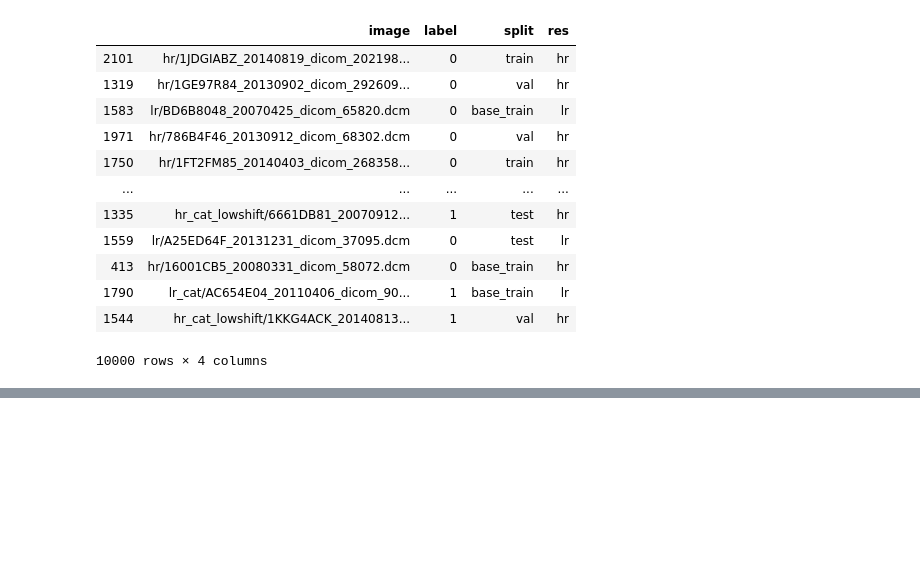
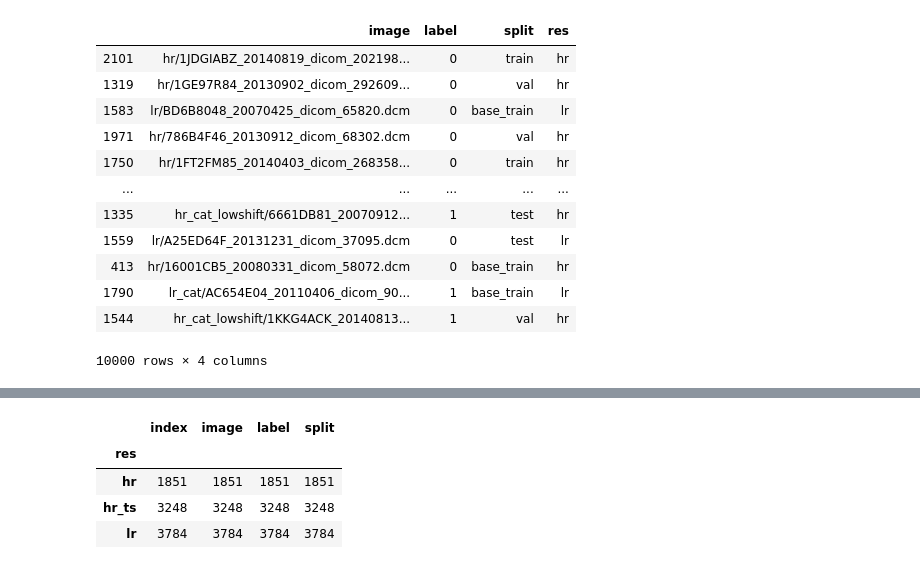
Before and after one commit to cirmuw/dynamicmemory, a Jupyter notebook: CreateDatasets.ipynb, the cells around one changed output, grey strips where cells are left out. Cells and saved outputs as stored; diff of their text form; code cells hidden in the pictures; blank space fills up the shorter version.

```diff
--- a/CreateDatasets.ipynb
+++ b/CreateDatasets.ipynb
@@ -82,0 +103,2 @@ df.shape
+# %%
+df_ts_lr = df_ts.loc[df_ts.res=='lr']
@@ -82,0 +121,10 @@ df.shape
+# %%
+df_dsts = pd.concat((df_ts_lr, df_dsts_train))
+# %%
+split=['test', 'val']
+selection = np.any([df_ds.split==x for x in split], axis=0)
+df_temp = df_ds.loc[selection]
+df_temp = df_temp.loc[df_temp.res=='hr']
+df_dsts = pd.concat((df_dsts, df_temp))
+# %%
+df_dsts = df_dsts.reset_index()
@@ -82,0 +133,8 @@ df.shape
+# %%
+df_dsts.groupby('res').count()
+# %% [output]
+|  | index | image | label | split |
+| res |  |  |  |  |
+| hr | 1851 | 1851 | 1851 | 1851 |
+| hr_ts | 3248 | 3248 | 3248 | 3248 |
+| lr | 3784 | 3784 | 3784 | 3784 |
```
Also changed, not shown: parts of 14 cells of this notebook, 4 other files.
